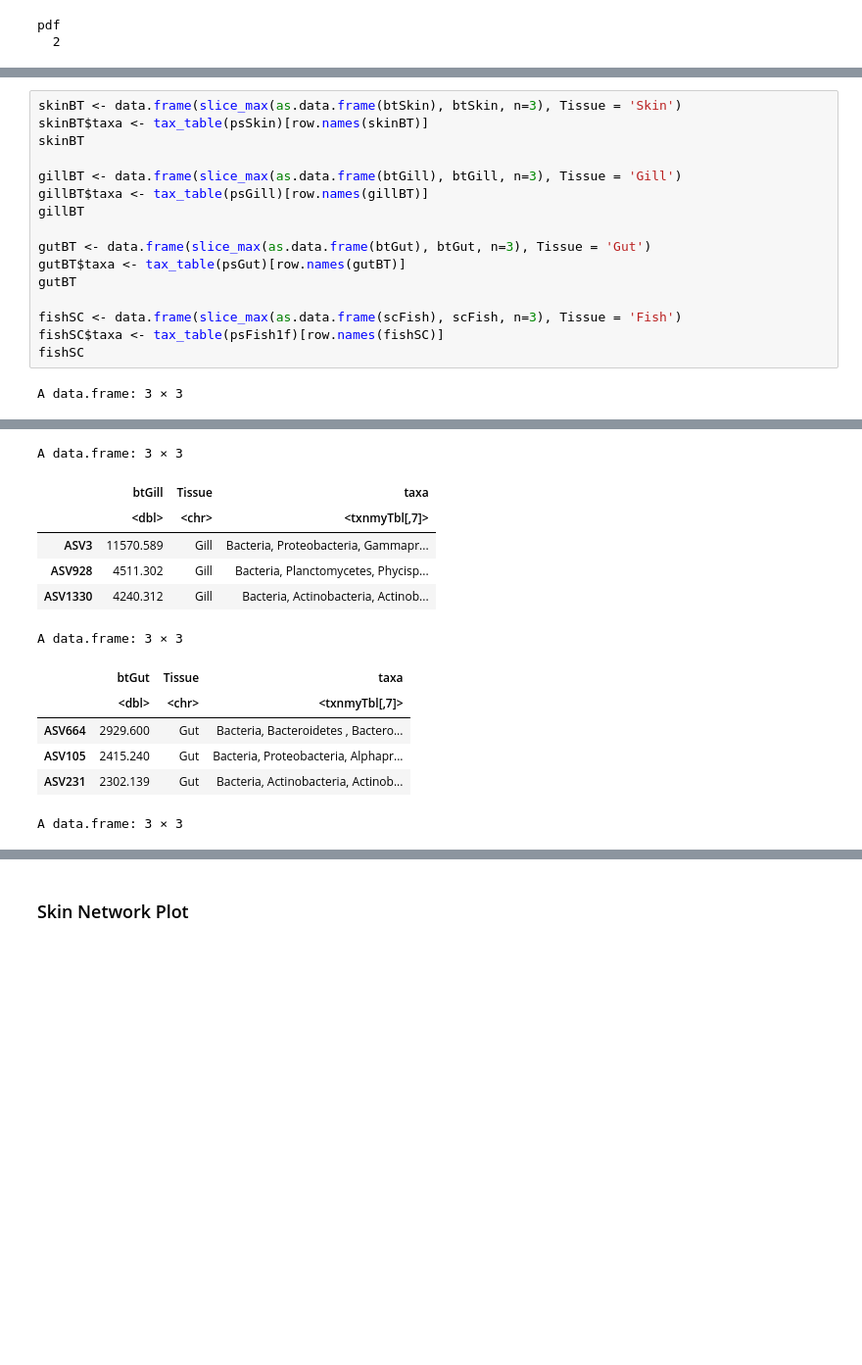
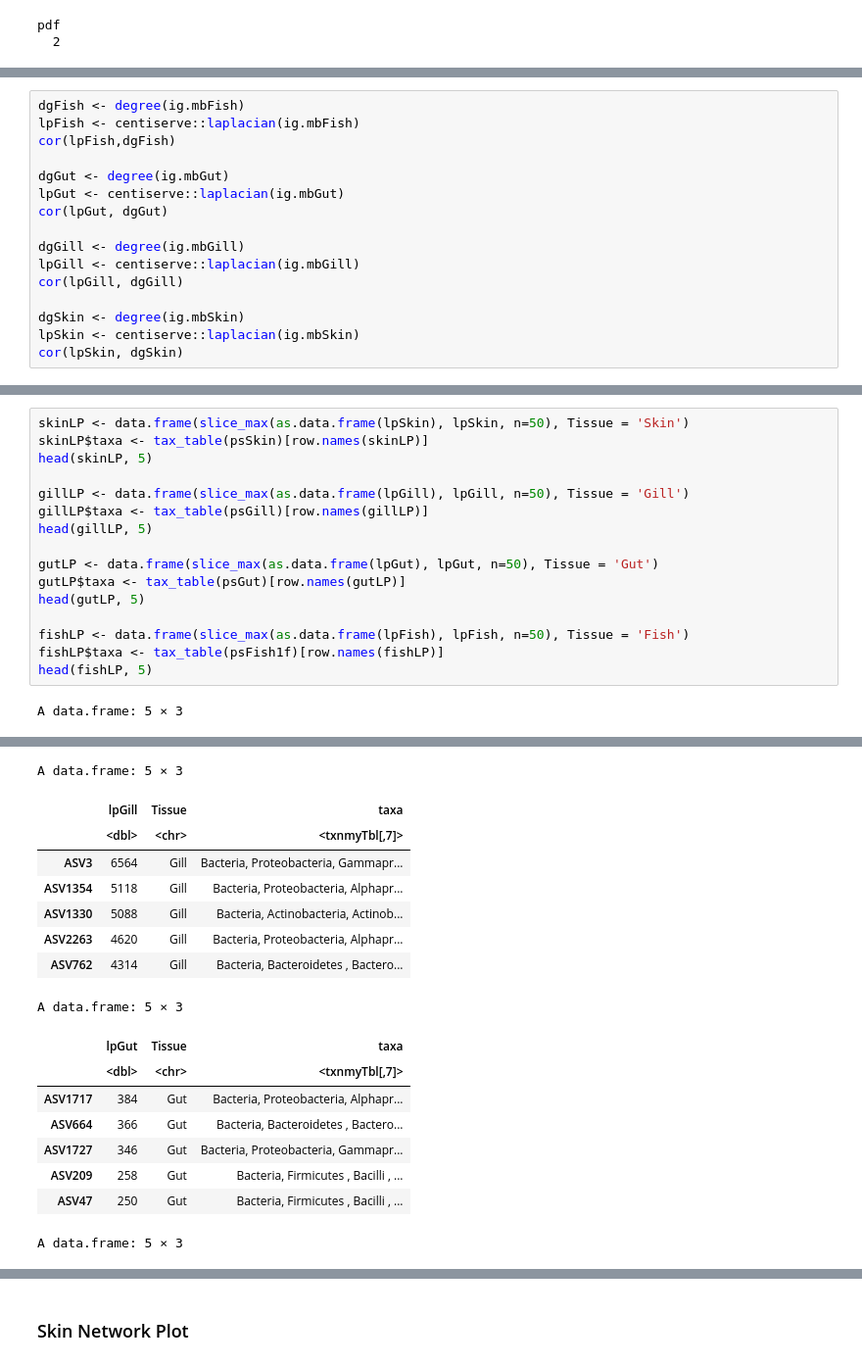
Before and after one commit to jbledsoe/Salsal_TissueMicrobiota, a Jupyter notebook: Network Analysis_SPIECEASI.ipynb, the cells around one changed output, grey strips where cells are left out. Shown at 98% size. Saved outputs shown, nothing was run; the diff lists cells and outputs as text; blank space fills up the shorter version.

```diff
--- a/Network Analysis_SPIECEASI.ipynb
+++ b/Network Analysis_SPIECEASI.ipynb
@@ -467,0 +368,16 @@ cor(degree(ig.mbSkin), scSkin)
+# %%
+dgFish <- degree(ig.mbFish)
+lpFish <- centiserve::laplacian(ig.mbFish)
+cor(lpFish,dgFish)
+
+dgGut <- degree(ig.mbGut)
+lpGut <- centiserve::laplacian(ig.mbGut)
+cor(lpGut, dgGut)
+
+dgGill <- degree(ig.mbGill)
+lpGill <- centiserve::laplacian(ig.mbGill)
+cor(lpGill, dgGill)
+
+dgSkin <- degree(ig.mbSkin)
+lpSkin <- centiserve::laplacian(ig.mbSkin)
+cor(lpSkin, dgSkin)
@@ -468,18 +391,18 @@ cor(degree(ig.mbSkin), scSkin)
 # %%
-skinBT <- data.frame(slice_max(as.data.frame(btSkin), btSkin, n=3), Tissue = 'Skin')
-skinBT$taxa <- tax_table(psSkin)[row.names(skinBT)]
-skinBT
+skinLP <- data.frame(slice_max(as.data.frame(lpSkin), lpSkin, n=50), Tissue = 'Skin')
+skinLP$taxa <- tax_table(psSkin)[row.names(skinLP)]
+head(skinLP, 5)
 
-gillBT <- data.frame(slice_max(as.data.frame(btGill), btGill, n=3), Tissue = 'Gill')
-gillBT$taxa <- tax_table(psGill)[row.names(gillBT)]
-gillBT
+gillLP <- data.frame(slice_max(as.data.frame(lpGill), lpGill, n=50), Tissue = 'Gill')
+gillLP$taxa <- tax_table(psGill)[row.names(gillLP)]
+head(gillLP, 5)
 
-gutBT <- data.frame(slice_max(as.data.frame(btGut), btGut, n=3), Tissue = 'Gut')
-gutBT$taxa <- tax_table(psGut)[row.names(gutBT)]
-gutBT
+gutLP <- data.frame(slice_max(as.data.frame(lpGut), lpGut, n=50), Tissue = 'Gut')
+gutLP$taxa <- tax_table(psGut)[row.names(gutLP)]
+head(gutLP, 5)
 
-fishSC <- data.frame(slice_max(as.data.frame(scFish), scFish, n=3), Tissue = 'Fish')
-fishSC$taxa <- tax_table(psFish1f)[row.names(fishSC)]
-fishSC
+fishLP <- data.frame(slice_max(as.data.frame(lpFish), lpFish, n=50), Tissue = 'Fish')
+fishLP$taxa <- tax_table(psFish1f)[row.names(fishLP)]
+head(fishLP, 5)
 # %% [output]
-A data.frame: 3 × 3
+A data.frame: 5 × 3
@@ -491,13 +416,17 @@ A data.frame: 3 × 3
-A data.frame: 3 × 3
+A data.frame: 5 × 3
-|  | btGill | Tissue | taxa |
+|  | lpGill | Tissue | taxa |
 |  | <dbl> | <chr> | <txnmyTbl[,7]> |
-| ASV3 | 11570.589 | Gill | Bacteria, Proteobacteria, Gammapr... |
-| ASV928 | 4511.302 | Gill | Bacteria, Planctomycetes, Phycisp... |
-| ASV1330 | 4240.312 | Gill | Bacteria, Actinobacteria, Actinob... |
+| ASV3 | 6564 | Gill | Bacteria, Proteobacteria, Gammapr... |
+| ASV1354 | 5118 | Gill | Bacteria, Proteobacteria, Alphapr... |
+| ASV1330 | 5088 | Gill | Bacteria, Actinobacteria, Actinob... |
+| ASV2263 | 4620 | Gill | Bacteria, Proteobacteria, Alphapr... |
+| ASV762 | 4314 | Gill | Bacteria, Bacteroidetes , Bactero... |
-A data.frame: 3 × 3
+A data.frame: 5 × 3
-|  | btGut | Tissue | taxa |
+|  | lpGut | Tissue | taxa |
 |  | <dbl> | <chr> | <txnmyTbl[,7]> |
-| ASV664 | 2929.600 | Gut | Bacteria, Bacteroidetes , Bactero... |
-| ASV105 | 2415.240 | Gut | Bacteria, Proteobacteria, Alphapr... |
-| ASV231 | 2302.139 | Gut | Bacteria, Actinobacteria, Actinob... |
+| ASV1717 | 384 | Gut | Bacteria, Proteobacteria, Alphapr... |
+| ASV664 | 366 | Gut | Bacteria, Bacteroidetes , Bactero... |
+| ASV1727 | 346 | Gut | Bacteria, Proteobacteria, Gammapr... |
+| ASV209 | 258 | Gut | Bacteria, Firmicutes , Bacilli , ... |
+| ASV47 | 250 | Gut | Bacteria, Firmicutes , Bacilli , ... |
-A data.frame: 3 × 3
+A data.frame: 5 × 3
```
Also changed, not shown: parts of 62 cells of this notebook, 1 other file.
